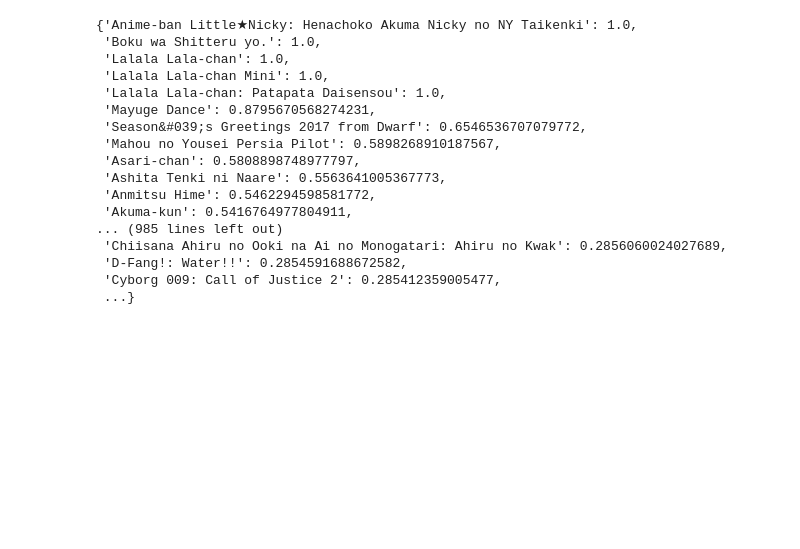
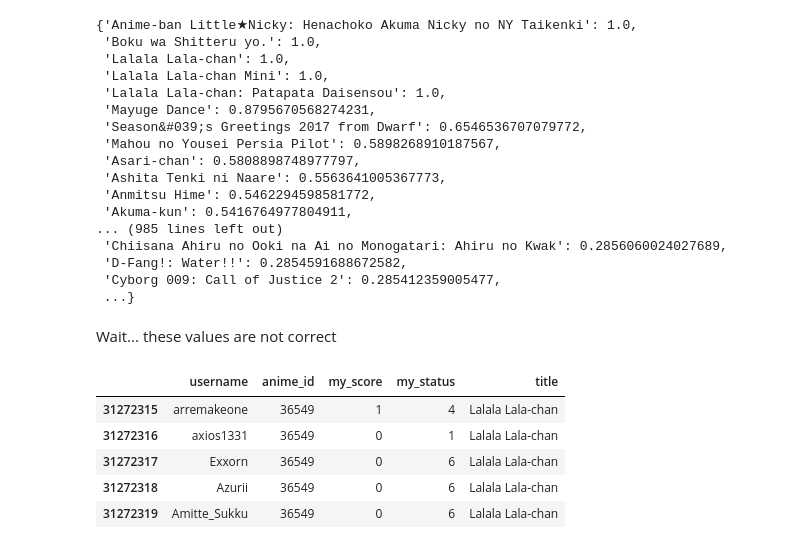
Before and after one commit to HWaiChan/anime-ml, a Jupyter notebook: data-visualisation.ipynb, the cells around one changed output. Saved outputs shown, nothing was run; the diff lists cells and outputs as text; code cells hidden in the pictures; blank space fills up the shorter version.

```diff
--- a/data-visualisation.ipynb
+++ b/data-visualisation.ipynb
@@ -243,3 +260,14 @@ dict(sorted(results_dict.items(), key=lambda item: item[1], reverse=True))
  'D-Fang!: Water!!': 0.2854591688672582,
  'Cyborg 009: Call of Justice 2': 0.285412359005477,
  ...}
+# %% [markdown]
+Wait... these values are not correct
+# %%
+ScoresDF_lite_with_names[ScoresDF_lite_with_names['title'] == "Lalala Lala-chan" ]
+# %% [output]
+|  | username | anime_id | my_score | my_status | title |
+| 31272315 | arremakeone | 36549 | 1 | 4 | Lalala Lala-chan |
+| 31272316 | axios1331 | 36549 | 0 | 1 | Lalala Lala-chan |
+| 31272317 | Exxorn | 36549 | 0 | 6 | Lalala Lala-chan |
+| 31272318 | Azurii | 36549 | 0 | 6 | Lalala Lala-chan |
+| 31272319 | Amitte_Sukku | 36549 | 0 | 6 | Lalala Lala-chan |
```
Also changed, not shown: parts of 9 cells of this notebook.
